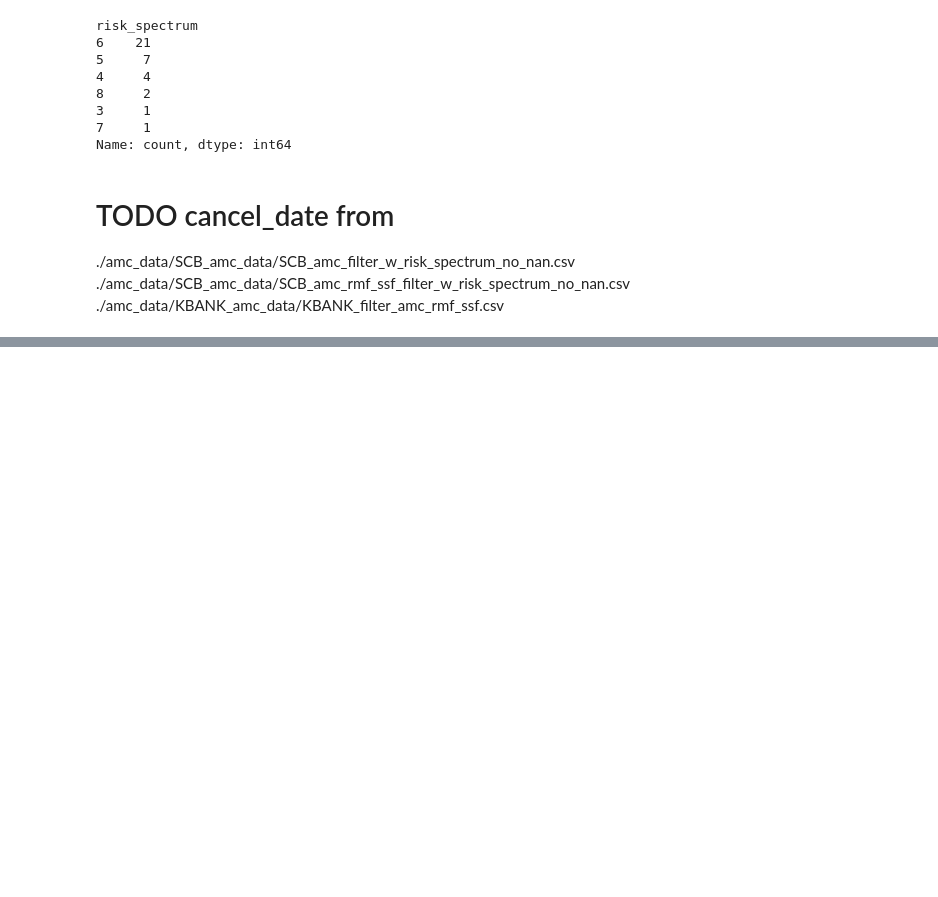
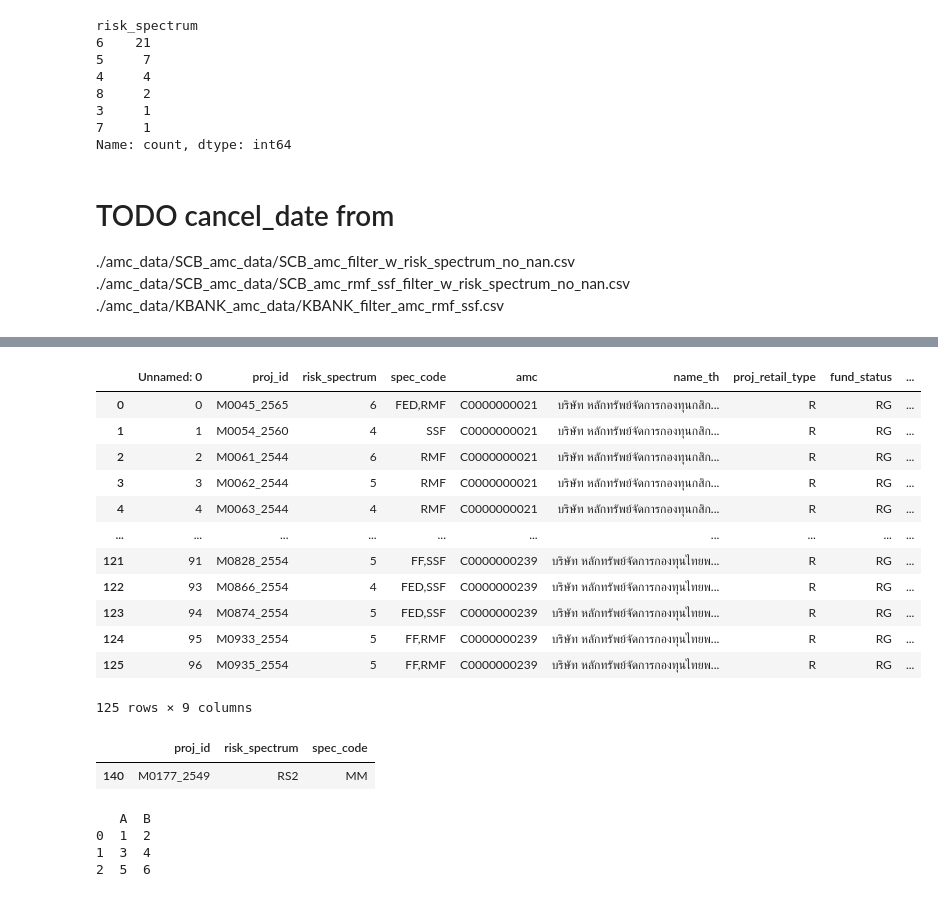
Before and after one commit to taro54071/Finance-Made-Easy-Personalized-Planner, a Jupyter notebook: Python_script/filter_amc_data.ipynb, the cells around one changed output, grey strips where cells are left out. Drawn from its saved outputs; the diff is of its cells as text; code cells hidden in the pictures; blank space fills up the shorter version.

```diff
--- a/Python_script/filter_amc_data.ipynb
+++ b/Python_script/filter_amc_data.ipynb
@@ -673,0 +846,5 @@ tmp_KBANK_amc_rmf_ssf.to_csv('./amc_data/KBANK_AMC_DATA/KBANK_filter_amc_rmf_ssf
+# %%
+sum_scb_kbank = pd.concat([kbank,scb])
+sum_scb_kbank1 = sum_scb_kbank.reset_index(drop = True)
+sum_scb_kbank2 = sum_scb_kbank1[["proj_id","fund_status","cancel_date"]]
+sum_scb_kbank2[sum_scb_kbank2["cancel_date"]=="-"]
@@ -673,0 +865,2 @@ tmp_KBANK_amc_rmf_ssf.to_csv('./amc_data/KBANK_AMC_DATA/KBANK_filter_amc_rmf_ssf
+# %%
+ssf_mapping = pd.merge(df_sum_df1, sum_scb_kbank2, on='proj_id')
@@ -673,0 +872,47 @@ tmp_KBANK_amc_rmf_ssf.to_csv('./amc_data/KBANK_AMC_DATA/KBANK_filter_amc_rmf_ssf
+# %%
+ssf_mapping1 = ssf_mapping
+# %%
+ssf_mapping_filtered = ssf_mapping1.drop(ssf_mapping1[ssf_mapping["cancel_date"]!="-"].index)
+# %%
+ssf_mapping_filtered
+# %% [output]
+|  | Unnamed: 0 | proj_id | risk_spectrum | spec_code | amc | name_th | proj_retail_type | fund_status | ... |
+| 0 | 0 | M0045_2565 | 6 | FED,RMF | C0000000021 | บริษัท หลักทรัพย์จัดการกองทุนกสิก... | R | RG | ... |
+| 1 | 1 | M0054_2560 | 4 | SSF | C0000000021 | บริษัท หลักทรัพย์จัดการกองทุนกสิก... | R | RG | ... |
+| 2 | 2 | M0061_2544 | 6 | RMF | C0000000021 | บริษัท หลักทรัพย์จัดการกองทุนกสิก... | R | RG | ... |
+| 3 | 3 | M0062_2544 | 5 | RMF | C0000000021 | บริษัท หลักทรัพย์จัดการกองทุนกสิก... | R | RG | ... |
+| 4 | 4 | M0063_2544 | 4 | RMF | C0000000021 | บริษัท หลักทรัพย์จัดการกองทุนกสิก... | R | RG | ... |
+| ... | ... | ... | ... | ... | ... | ... | ... | ... | ... |
+| 121 | 91 | M0828_2554 | 5 | FF,SSF | C0000000239 | บริษัท หลักทรัพย์จัดการกองทุนไทยพ... | R | RG | ... |
+| 122 | 93 | M0866_2554 | 4 | FED,SSF | C0000000239 | บริษัท หลักทรัพย์จัดการกองทุนไทยพ... | R | RG | ... |
+| 123 | 94 | M0874_2554 | 5 | FED,SSF | C0000000239 | บริษัท หลักทรัพย์จัดการกองทุนไทยพ... | R | RG | ... |
+| 124 | 95 | M0933_2554 | 5 | FF,RMF | C0000000239 | บริษัท หลักทรัพย์จัดการกองทุนไทยพ... | R | RG | ... |
+| 125 | 96 | M0935_2554 | 5 | FF,RMF | C0000000239 | บริษัท หลักทรัพย์จัดการกองทุนไทยพ... | R | RG | ... |
+125 rows × 9 columns
+# %%
+
+df_21 = pd.read_csv("./spec_suit/C0000000709.csv")
+df_21[df_21["risk_spectrum"].notna()]["risk_spectrum"].value_counts()
+df_21[df_21["risk_spectrum"]=="RS2"]
+#C0000000709 = rs2 1
+# %% [output]
+|  | proj_id | risk_spectrum | spec_code |
+| 140 | M0177_2549 | RS2 | MM |
+# %%
+df = pd.DataFrame(columns=['A', 'B'])
+
+# Example data to append
+data_to_append = [{'A': 1, 'B': 2},
+                  {'A': 3, 'B': 4},
+                  {'A': 5, 'B': 6}]
+
+# Append data to DataFrame row by row using a for loop
+for row in data_to_append:
+    df = df._append(row, ignore_index=True)
+
+print(df)
+# %% [output]
+   A  B
+0  1  2
+1  3  4
+2  5  6
```
Also changed, not shown: parts of 19 cells of this notebook.
